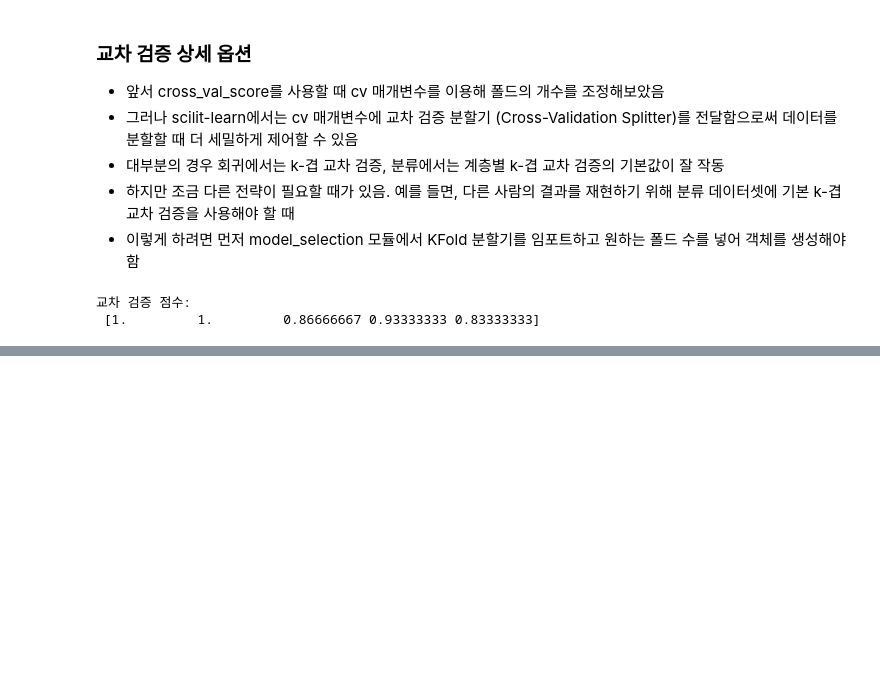
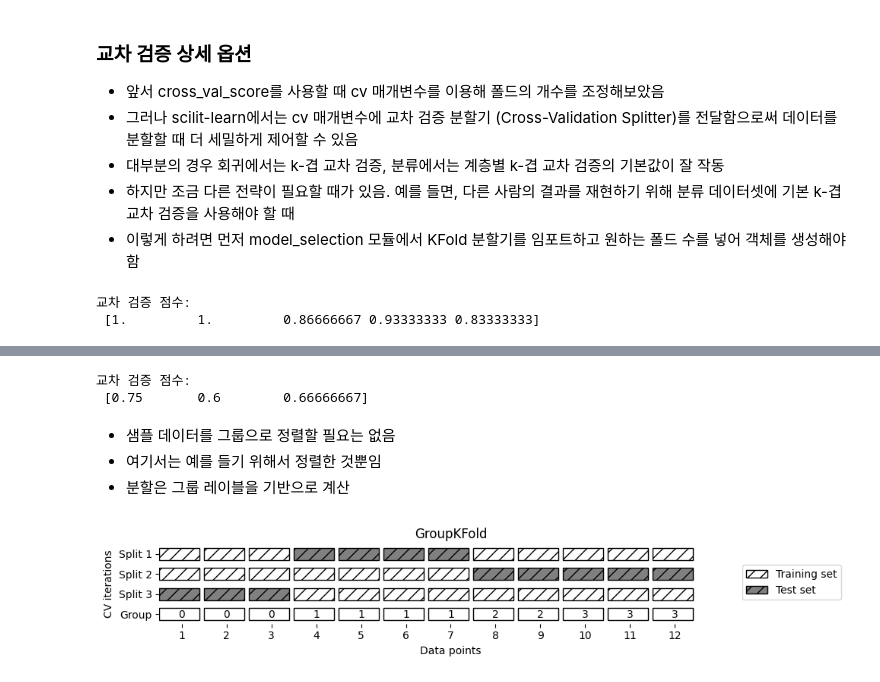
Before and after one commit to haribo09876/MachineLearning, a Jupyter notebook: 05. ModelEvaluationAndPerformanceImprovement/01. CrossValidation.ipynb, the cells around one changed output, grey strips where cells are left out. Cells and saved outputs as stored; diff of their text form; code cells hidden in the pictures; blank space fills up the shorter version.

```diff
--- a/05. ModelEvaluationAndPerformanceImprovement/01. CrossValidation.ipynb
+++ b/05. ModelEvaluationAndPerformanceImprovement/01. CrossValidation.ipynb
@@ -179,0 +256,22 @@ print("교차 검증 점수:\n", cross_val_score(logreg, iris.data, iris.target,
+# %%
+from sklearn.model_selection import GroupKFold
+# 인위적 데이터셋 생성
+X, y = make_blobs(n_samples=12, random_state=0)
+# 처음 세 개의 샘플은 같은 그룹에 속하고
+# 다음은 네 개의 샘플이 같음
+groups = [0, 0, 0, 1, 1, 1, 1, 2, 2, 3, 3, 3]
+scores = cross_val_score(logreg, X, y, groups=groups, cv=GroupKFold(n_splits=3))
+print("교차 검증 점수:\n", scores)
+# %% [output]
+교차 검증 점수:
+ [0.75       0.6        0.66666667]
+# %% [markdown]
+- 샘플 데이터를 그룹으로 정렬할 필요는 없음
+- 여기서는 예를 들기 위해서 정렬한 것뿐임
+- 분할은 그룹 레이블을 기반으로 계산
+# %%
+# 이 그림에서 볼 수 있듯이 각 분할에서 한 그룹 전체가 훈련 세트 아니면 테스트 세트에 있음
+# 레이블에 기반한 GroupKFold 분할
+mglearn.plots.plot_group_kfold()
+# %% [output]
+[figure, added]
```
Also changed, not shown: parts of 17 cells of this notebook.
